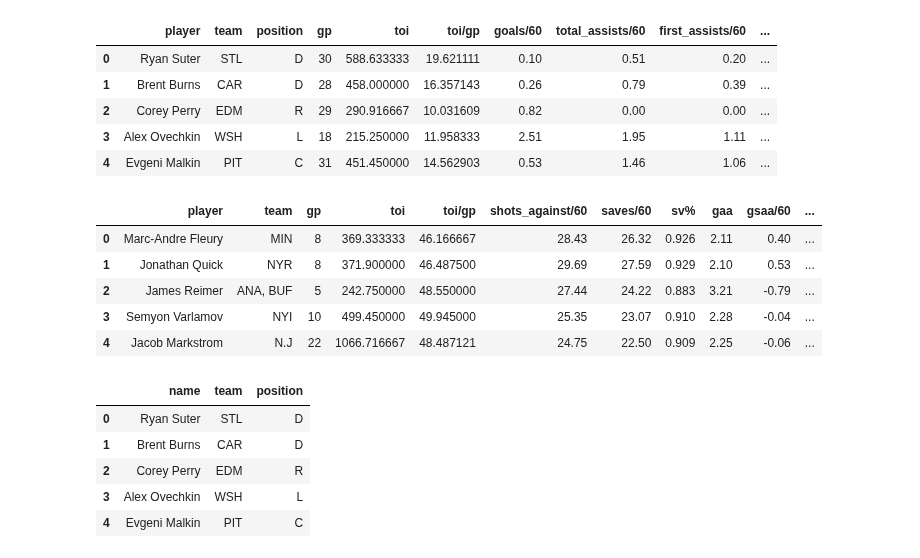
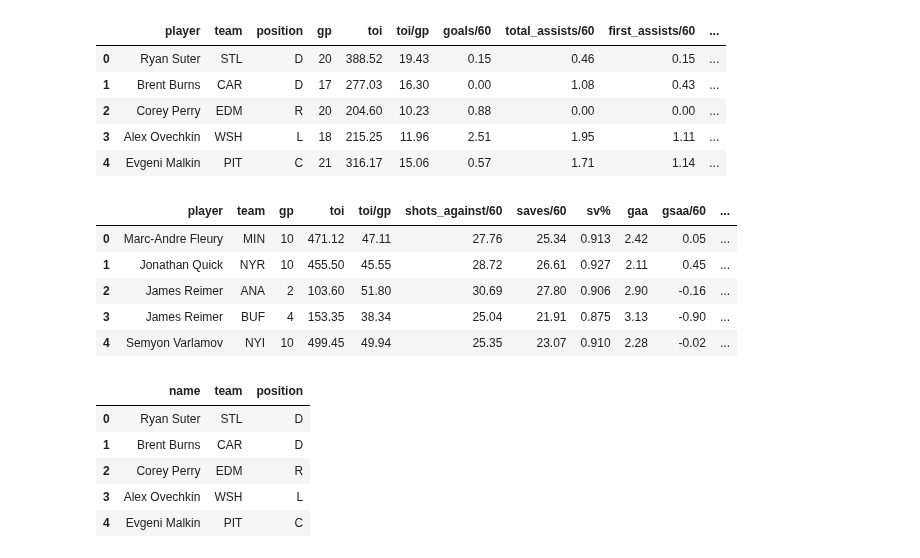
Before and after one commit to bwista/accurateshothelper, a Jupyter notebook: xgm_model_01.ipynb, the cells around one changed output. Saved outputs shown, nothing was run; the diff lists cells and outputs as text; code cells hidden in the pictures.

```diff
--- a/xgm_model_01.ipynb
+++ b/xgm_model_01.ipynb
@@ -22,25 +22,25 @@ from dotenv import load_dotenv
 pd.set_option('display.max_columns', None)
 np.set_printoptions(legacy='1.25')
 # %%
-player_stats_df = nst_on_ice_scraper(fromseason=20242025, thruseason=20242025, startdate='', enddate='', rate='y')
+player_stats_df = nst_on_ice_scraper(fromseason=20242025, thruseason=20242025,startdate='', enddate='2024-11-19', rate='y')
 player_stats_df.head()
 # %% [output]
 |  | player | team | position | gp | toi | toi/gp | goals/60 | total_assists/60 | first_assists/60 | ... |
-| 0 | Ryan Suter | STL | D | 30 | 588.633333 | 19.621111 | 0.10 | 0.51 | 0.20 | ... |
-| 1 | Brent Burns | CAR | D | 28 | 458.000000 | 16.357143 | 0.26 | 0.79 | 0.39 | ... |
-| 2 | Corey Perry | EDM | R | 29 | 290.916667 | 10.031609 | 0.82 | 0.00 | 0.00 | ... |
-| 3 | Alex Ovechkin | WSH | L | 18 | 215.250000 | 11.958333 | 2.51 | 1.95 | 1.11 | ... |
-| 4 | Evgeni Malkin | PIT | C | 31 | 451.450000 | 14.562903 | 0.53 | 1.46 | 1.06 | ... |
+| 0 | Ryan Suter | STL | D | 20 | 388.52 | 19.43 | 0.15 | 0.46 | 0.15 | ... |
+| 1 | Brent Burns | CAR | D | 17 | 277.03 | 16.30 | 0.00 | 1.08 | 0.43 | ... |
+| 2 | Corey Perry | EDM | R | 20 | 204.60 | 10.23 | 0.88 | 0.00 | 0.00 | ... |
+| 3 | Alex Ovechkin | WSH | L | 18 | 215.25 | 11.96 | 2.51 | 1.95 | 1.11 | ... |
+| 4 | Evgeni Malkin | PIT | C | 21 | 316.17 | 15.06 | 0.57 | 1.71 | 1.14 | ... |
 # %%
-goalie_stats_df = nst_on_ice_scraper(fromseason=20242025, thruseason=20242025, startdate='', enddate='', pos='g', rate='y', stdoi='g')
+goalie_stats_df = nst_on_ice_scraper(fromseason=20242025, thruseason=20242025, startdate='', enddate='', pos='G', rate='y', stdoi='g')
 goalie_stats_df.head()
 # %% [output]
 |  | player | team | gp | toi | toi/gp | shots_against/60 | saves/60 | sv% | gaa | gsaa/60 | ... |
-| 0 | Marc-Andre Fleury | MIN | 8 | 369.333333 | 46.166667 | 28.43 | 26.32 | 0.926 | 2.11 | 0.40 | ... |
-| 1 | Jonathan Quick | NYR | 8 | 371.900000 | 46.487500 | 29.69 | 27.59 | 0.929 | 2.10 | 0.53 | ... |
-| 2 | James Reimer | ANA, BUF | 5 | 242.750000 | 48.550000 | 27.44 | 24.22 | 0.883 | 3.21 | -0.79 | ... |
-| 3 | Semyon Varlamov | NYI | 10 | 499.450000 | 49.945000 | 25.35 | 23.07 | 0.910 | 2.28 | -0.04 | ... |
-| 4 | Jacob Markstrom | N.J | 22 | 1066.716667 | 48.487121 | 24.75 | 22.50 | 0.909 | 2.25 | -0.06 | ... |
+| 0 | Marc-Andre Fleury | MIN | 10 | 471.12 | 47.11 | 27.76 | 25.34 | 0.913 | 2.42 | 0.05 | ... |
+| 1 | Jonathan Quick | NYR | 10 | 455.50 | 45.55 | 28.72 | 26.61 | 0.927 | 2.11 | 0.45 | ... |
+| 2 | James Reimer | ANA | 2 | 103.60 | 51.80 | 30.69 | 27.80 | 0.906 | 2.90 | -0.16 | ... |
+| 3 | James Reimer | BUF | 4 | 153.35 | 38.34 | 25.04 | 21.91 | 0.875 | 3.13 | -0.90 | ... |
+| 4 | Semyon Varlamov | NYI | 10 | 499.45 | 49.94 | 25.35 | 23.07 | 0.910 | 2.28 | -0.02 | ... |
 # %%
 class Position(Enum):
     C = 'C'
```
Also changed, not shown: parts of 11 cells of this notebook, 2 other files.
